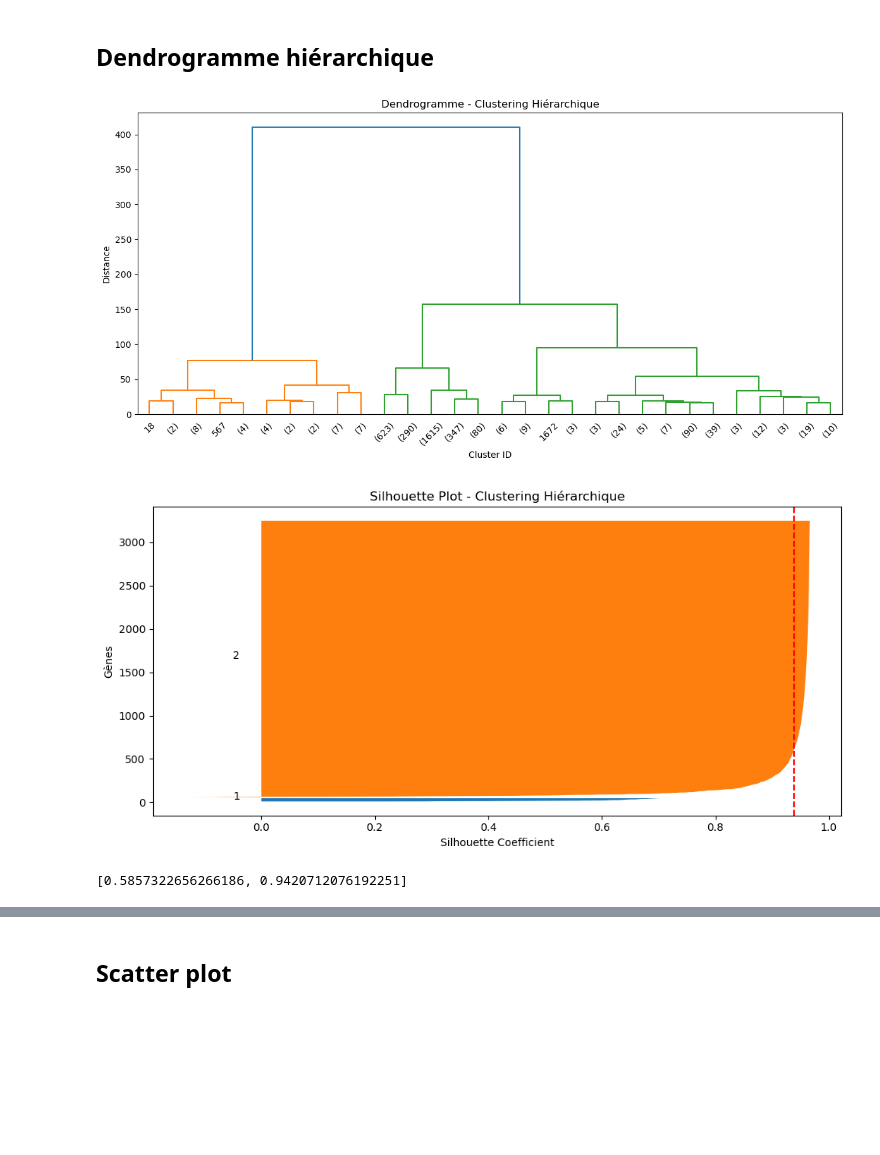
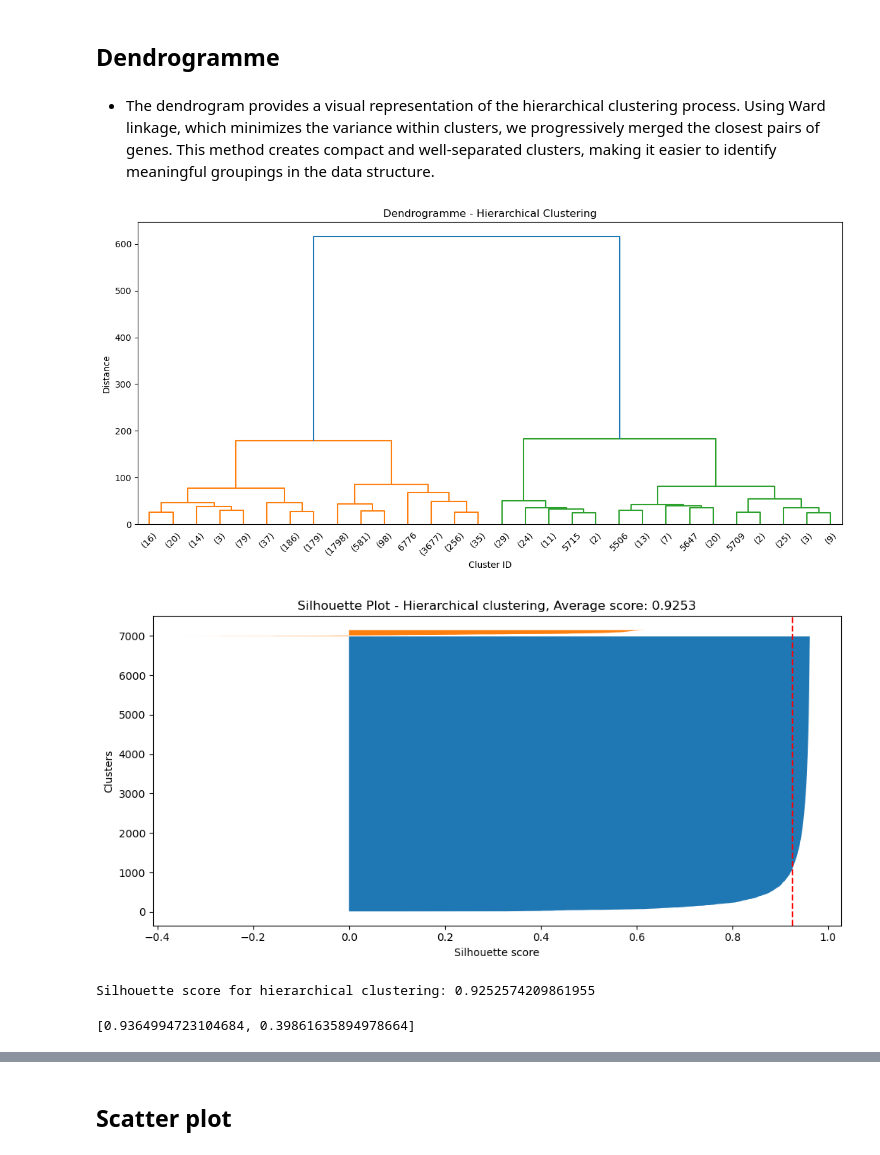
Before and after one commit to ourahma/hierarchical-kmeans-gene-clustering, a Jupyter notebook: mini projet.ipynb, the cells around one changed output, grey strips where cells are left out. Cells and saved outputs as stored; diff of their text form; code cells hidden in the pictures; blank space fills up the shorter version.

```diff
--- a/mini projet.ipynb
+++ b/mini projet.ipynb
@@ -37,0 +20,7 @@ memory usage: 1.9+ MB
+# %%
+df = pd.read_csv("data_set_ALL_AML_train.csv", header=None)
+
+# extraire les en tetes
+df.columns = df.iloc[0]
+df = df.drop(index=0)
+df.info()
@@ -98,65 +166,58 @@ plt.show()
 # %% [markdown]
-## Dendrogramme hiérarchique
+## Dendrogramme
+# %% [markdown]
+- The dendrogram provides a visual representation of the hierarchical clustering process. Using Ward linkage, which minimizes the variance within clusters, we progressively merged the closest pairs of genes. This method creates compact and well-separated clusters, making it easier to identify meaningful groupings in the data structure.
 # %%
 plt.figure(figsize=(12, 6))
 dendrogram(linked, truncate_mode='lastp', p=30, show_leaf_counts=True)
-plt.title("Dendrogramme - Clustering Hiérarchique")
+plt.title("Dendrogramme - Hierarchical Clustering")
 plt.xlabel("Cluster ID")
 plt.ylabel("Distance")
 plt.tight_layout()
 plt.show()
 # %% [output]
-[figure, old version]
+[figure, new version]
 # %%
-from sklearn.metrics import silhouette_score, silhouette_samples
-import matplotlib.pyplot as plt
-import numpy as np
+def plot_silhouette(X_scaled, cluster_labels, n_clusters, method='kmeans'):
+    silhouette_avg = silhouette_score(X_scaled, cluster_labels)
+    sample_silhouette_values = silhouette_samples(X_scaled, cluster_labels)
 
-# Calcul du score de silhouette moyen
-silhouette_avg_hier = silhouette_score(X_scaled, cluster_labels_hier)
+    # Silhouette plot for the clusters
+    plt.figure(figsize=(10, 5))
+    y_lower = 10
 
-# Calcul des scores de silhouette individuels pour chaque point
-sample_silhouette_values = silhouette_samples(X_scaled, cluster_labels_hier)
+    for i in range(n_clusters):
+        ith_cluster_silhouette_values = sample_silhouette_values[cluster_labels == i]
+        ith_cluster_silhouette_values.sort()
+        size_cluster_i = ith_cluster_silhouette_values.shape[0]
+        y_upper = y_lower + size_cluster_i
+        plt.fill_betweenx(np.arange(y_lower, y_upper), 0, ith_cluster_silhouette_values)
+        #plt.text(-0.05, y_lower + 0.5 * size_cluster_i, str(i))
+        y_lower = y_upper + 10
 
-# Visualisation des résultats
-plt.figure(figsize=(10, 5))
-y_lower = 10
+    plt.axvline(x=silhouette_avg, color="red", linestyle="--")
+    plt.title(f"Silhouette Plot - {method.capitalize()} clustering, Average score: {silhouette_avg:.4f}")
+    plt.xlabel("Silhouette score")
+    plt.ylabel("Clusters")
+    plt.tight_layout()
+    plt.show()
 
-# Visualisation du score de silhouette pour chaque cluster
-for i in range(n_clusters):
-    ith_cluster_silhouette_values = sample_silhouette_values[cluster_labels_hier == i + 1]
-    ith_cluster_silhouette_values.sort()
-    size_cluster_i = ith_cluster_silhouette_values.shape[0]
-    y_upper = y_lower + size_cluster_i
-    plt.fill_betweenx(np.arange(y_lower, y_upper), 0, ith_cluster_silhouette_values)
-    plt.text(-0.05, y_lower + 0.5 * size_cluster_i, str(i + 1))
-    y_lower = y_upper + 10
+    print(f"Silhouette score for {method} clustering: {silhouette_avg}")
 
-# Ligne rouge représentant la moyenne du score de silhouette
-plt.axvline(x=silhouette_avg_hier, color="red", linestyle="--")
-
-# Paramètres du graphique
-plt.title("Silhouette Plot - Clustering Hiérarchique")
-plt.xlabel("Silhouette Coefficient")
-plt.ylabel("Gènes")
-plt.tight_layout()
-plt.show()
+cluster_labels_hier_encoded = LabelEncoder().fit_transform(cluster_labels_hier)
+plot_silhouette(X_scaled, cluster_labels_hier_encoded, n_clusters, method='hierarchical')
 # %% [output]
-[figure, old version]
+[figure, new version]
+Silhouette score for hierarchical clustering: 0.9252574209861955
 # %%
+# Silhouette scores by cluster
 sample_silhouette_values = silhouette_samples(X_scaled, cluster_labels_hier)
-
-# Initialisation d'une liste pour stocker les scores moyens par cluster
 silhouette_scores_by_cluster = []
-
-# Calcul du score moyen de silhouette pour chaque cluster
 for i in range(n_clusters):
-    # Extraire les valeurs de silhouette pour les points appartenant au cluster i
     cluster_silhouette_values = sample_silhouette_values[cluster_labels_hier == i + 1]
-    # Calcul de la moyenne des scores de silhouette pour ce cluster
     cluster_score = cluster_silhouette_values.mean()
     silhouette_scores_by_cluster.append(cluster_score)
 
-print(silhouette_scores_by_cluster)
+silhouette_scores_by_cluster
 # %% [output]
-[0.5857322656266186, 0.9420712076192251]
+[0.9364994723104684, 0.39861635894978664]
```
Also changed, not shown: parts of 36 cells of this notebook, 2 other files.
